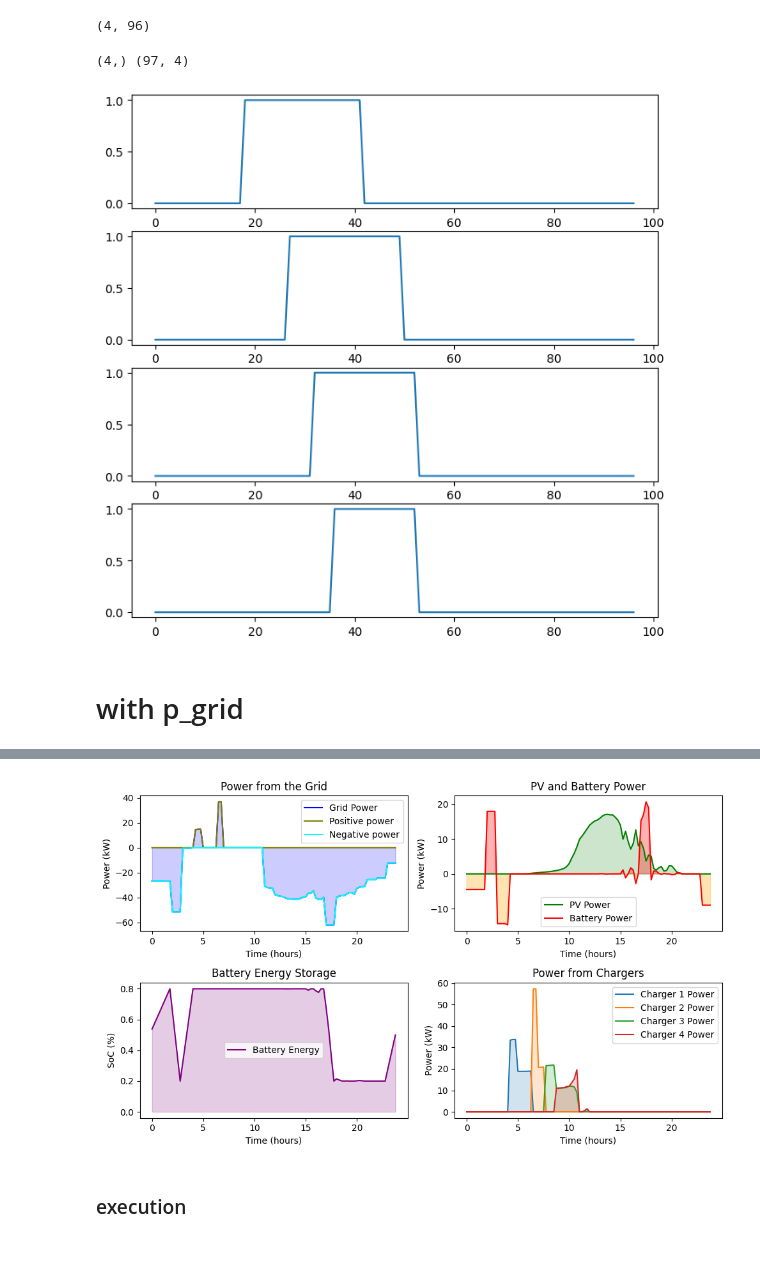
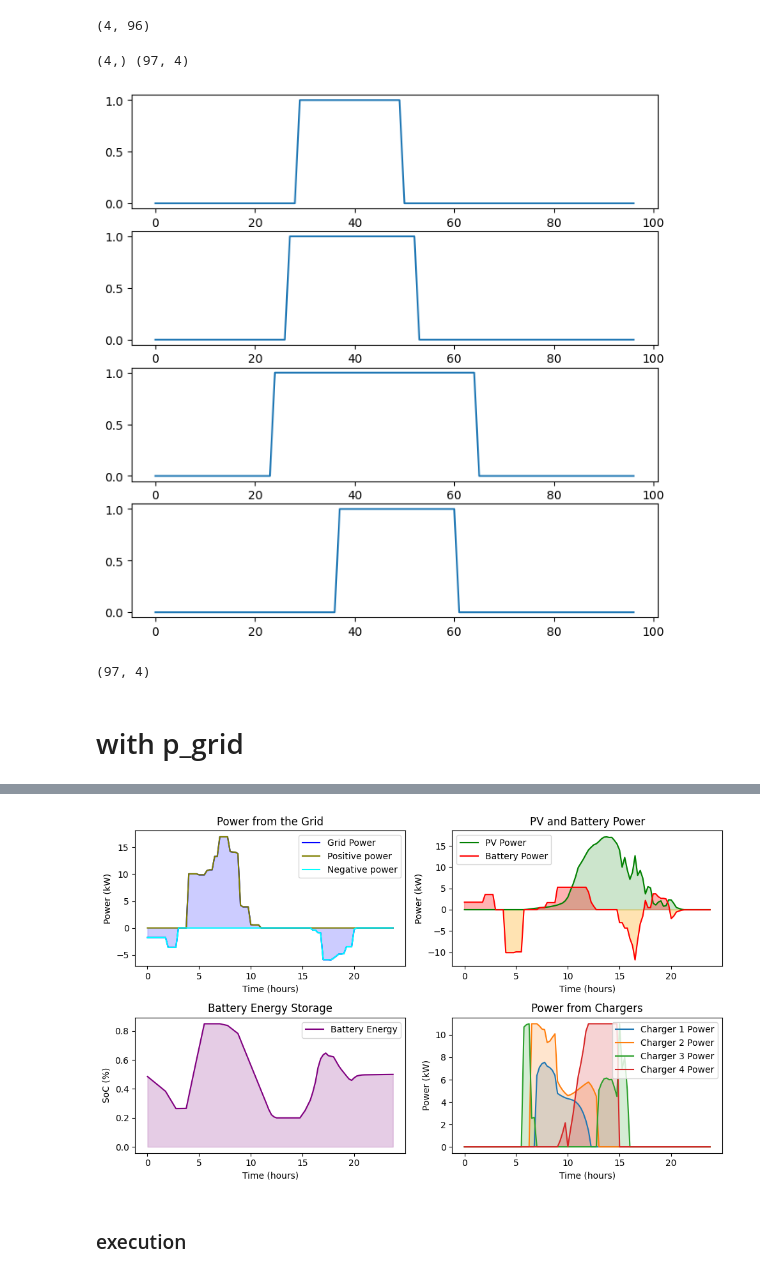
Before and after one commit to ES-Lab/ES-MDN-MPC, a Jupyter notebook: GMM_MPC.ipynb, the cells around one changed output, grey strips where cells are left out. Cells and saved outputs as stored; diff of their text form; code cells hidden in the pictures.

```diff
--- a/GMM_MPC.ipynb
+++ b/GMM_MPC.ipynb
@@ -387,17 +423,17 @@ mdn3 = MDN(input_dim=2, output_dim=1)       # p(energy | arrival, duration)
 optim = torch.optim.Adam(
     list(mdn1.parameters()) +
     list(mdn2.parameters()) +
-    list(mdn3.parameters()), lr=5e-3
+    list(mdn3.parameters()), lr=1e-2
 )
 
-for epoch in range(10000):
+for epoch in range(2001):
     batch = ev_data  # shape: (B, 3)
     arrival = batch[:, 0:1].float()
     duration = batch[:, 1:2].float()
     energy = batch[:, 2:3].float()
 
     # MDN1: p(arrival)
-    pi1, mu1, sigma1 = mdn1(torch.ones_like(arrival))  # cast to float32  # dummy input
+    pi1, mu1, sigma1 = mdn1(torch.rand(arrival.shape))  # cast to float32  # dummy input
     logp1 = mdn1.log_prob(arrival, pi1, mu1, sigma1)
 
     # MDN2: p(duration | arrival)
@@ -610,16 +643,16 @@ import numpy as np
 import matplotlib.pyplot as plt
 
 # Your existing code
-samples = sample_autoregressive(mdn1, mdn2, mdn3, n_samples=4)
+samples = sample_autoregressive(mdn1, mdn2, mdn3, n_samples=5000)
 arrival_samples = samples[:, 0]
 duration_samples = samples[:, 1]
 energy_samples = samples[:, 2]
 
 # Filter out durations less than 0.5
-mask = duration_samples >= 1
-arrival_samples = arrival_samples[mask]
-duration_samples = duration_samples[mask]
-energy_samples = energy_samples[mask]
+mask = (0<=arrival_samples) * (5<=duration_samples) * (0<=energy_samples)
+arrival_samples = arrival_samples[mask][:4]
+duration_samples = duration_samples[mask][:4]
+energy_samples = energy_samples[mask][:4]
 
 print("Sampled Arrival Times:", arrival_samples)
 print("Sampled Durations:", duration_samples)
@@ -759,7 +792,7 @@ availability_matrix.shape
 # %% [output]
 (4, 96)
 # %%
-ev_demand_initial_sample = energy_samples
+ev_demand_initial_sample = energy_samples/4
 charger_availability_data = np.vstack([np.zeros((1, len(availability_matrix))), availability_matrix.T])
 
 print(ev_demand_initial_sample.shape, charger_availability_data.shape)
@@ -770,7 +803,11 @@ for i in range(len(availability_matrix)):
     plt.plot(charger_availability_data[:,i])
 # %% [output]
 (4,) (97, 4)
-[figure, old version]
+[figure, new version]
+# %%
+charger_availability_data.shape
+# %% [output]
+(97, 4)
 # %% [markdown]
 # with p_grid
 # %%
@@ -784,18 +821,18 @@ num_chargers = 4
 
 p_pv = expanded_pv[:num_time_steps+1]/ 1000  # PV power generation over time (size: num_time_steps)
 charger_availability = charger_availability_data  # Charger availability (size: num_chargers x num_time_steps)
-ev_demand = ev_demand_initial_sample.ravel()/3  # Demand for each EV (size: num_chargers)
+ev_demand = ev_demand_initial_sample.ravel()  # Demand for each EV (size: num_chargers)
 price = expanded_price[:num_time_steps+1]
 
 time_resolution = 0.25  # 15 minutes
 
 # Storage constraints
 storage_capacity = 30  # Example capacity
-capacity_high_limit = 0.8
+capacity_high_limit = 0.85
 capacity_low_limit = 0.2
 
-charge_discharge_limit = 140  # Example charge/discharge limit
-p_charger_limit = 110
+charge_discharge_limit = 14  # Example charge/discharge limit
+p_charger_limit = 11
 
 # Decision Variables
 p_chargers = cp.Variable((num_time_steps+1, num_chargers), nonneg=True)
@@ -851,9 +888,9 @@ smoothing_penalty = cp.tv(p_grid_positive) + cp.tv(p_grid_negative) + cp.tv(p_st
 
 # Objective: Minimize total grid power usage, slack, and smoothing
 objective = cp.Minimize(
-    cp.sum(p_grid ** 2) +
-    cp.sum(cp.multiply(price, p_grid_positive)) * 1000 -
-    cp.sum(cp.multiply(price/2, p_grid_negative)) * 1000 +
+    cp.sum(p_grid ** 2)+
+    cp.sum(cp.multiply(price, p_grid_positive)) -
+    cp.sum(cp.multiply(price/2, p_grid_negative)) +
     cp.sum(slack ** 2) * 1e3 +
     smoothing_penalty
 )
@@ -938,4 +975,4 @@ Optimal objective value: -62673044.25832866
-[figure, old version]
+[figure, new version]
 # %% [markdown]
 ### execution
 # %%
```
Also changed, not shown: parts of 66 cells of this notebook, 1 other file.
